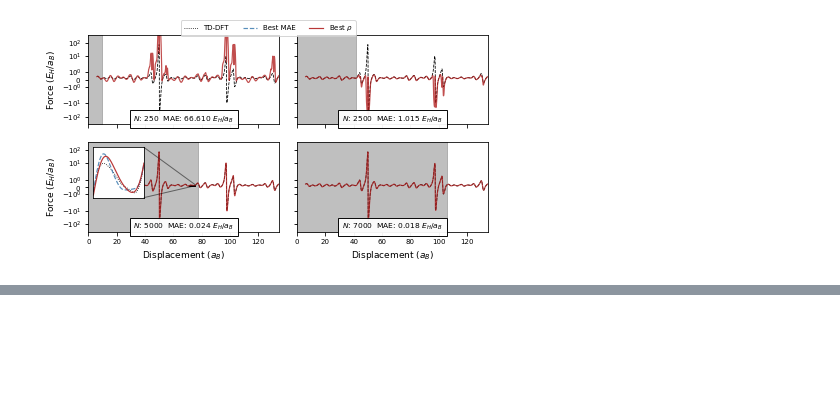
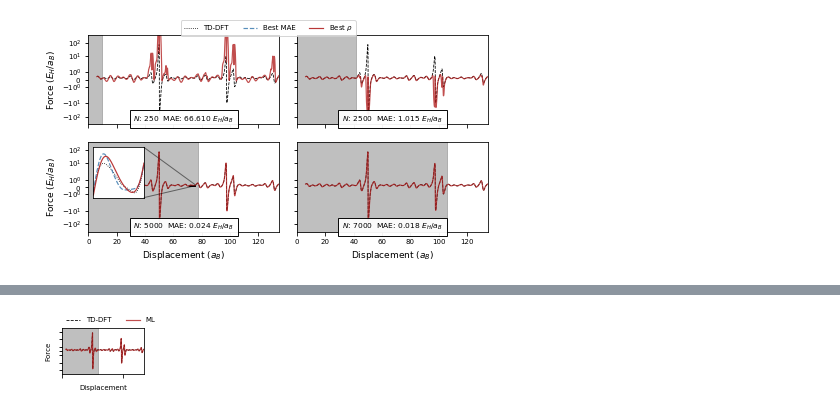
Before and after one commit to globus-labs/stopping-power-ml, a Jupyter notebook: single-velocity/7_make-plots.ipynb, the cells around one changed output, grey strips where cells are left out. Cells and saved outputs as stored; diff of their text form; code cells hidden in the pictures; blank space fills up the shorter version.

```diff
--- a/single-velocity/7_make-plots.ipynb
+++ b/single-velocity/7_make-plots.ipynb
@@ -188,0 +211,37 @@ fig.savefig(os.path.join('figures', 'random-trajectory-fit.pdf'))
+# %%
+fig, ax = plt.subplots(sharex=True, sharey=True, figsize=(1.7, 1.2))
+
+best_results = test_results[best_scc]
+
+timesteps = 3752
+ax.set_xlim(0, 135)
+ax.set_ylim(-400, 400)
+
+# Determine the index of the desired test
+f = test_results[best_scc]['over_time']['training_size'].index(timesteps)
+
+ax.plot(data['displacement'], data['force'], 'k--', lw=.8, label='TD-DFT')
+
+traj = test_results[best_scc]['over_time']['traj'][f]
+ax.plot(data['displacement'], traj, '-', color='firebrick', alpha=0.8, lw=1.2, label='ML')
+traj_error = np.abs(traj - data['force']).mean()
+
+fill_end = disp_per_step * best_results['over_time']['step'][f]
+ax.fill_between([-1, fill_end], -1000, 1000, color='gray', alpha=0.5,
+               edgecolor='none')
+
+fig.legend(fontsize=7, ncol=2, frameon=False)
+
+ax.set_yscale('symlog')
+
+# Format the main axes
+ax.set_xlabel('Displacement', fontsize=7)
+ax.set_ylabel('Force', fontsize=7)
+ax.set_xticklabels([])
+ax.set_yticklabels([])
+
+fig.tight_layout(pad=1)
+
+fig.savefig(os.path.join('figures', 'random-trajectory-explain.png'), dpi=320)
+# %% [output]
+[figure, added]
```
Also changed, not shown: parts of 2 cells of this notebook, 6 other files.
